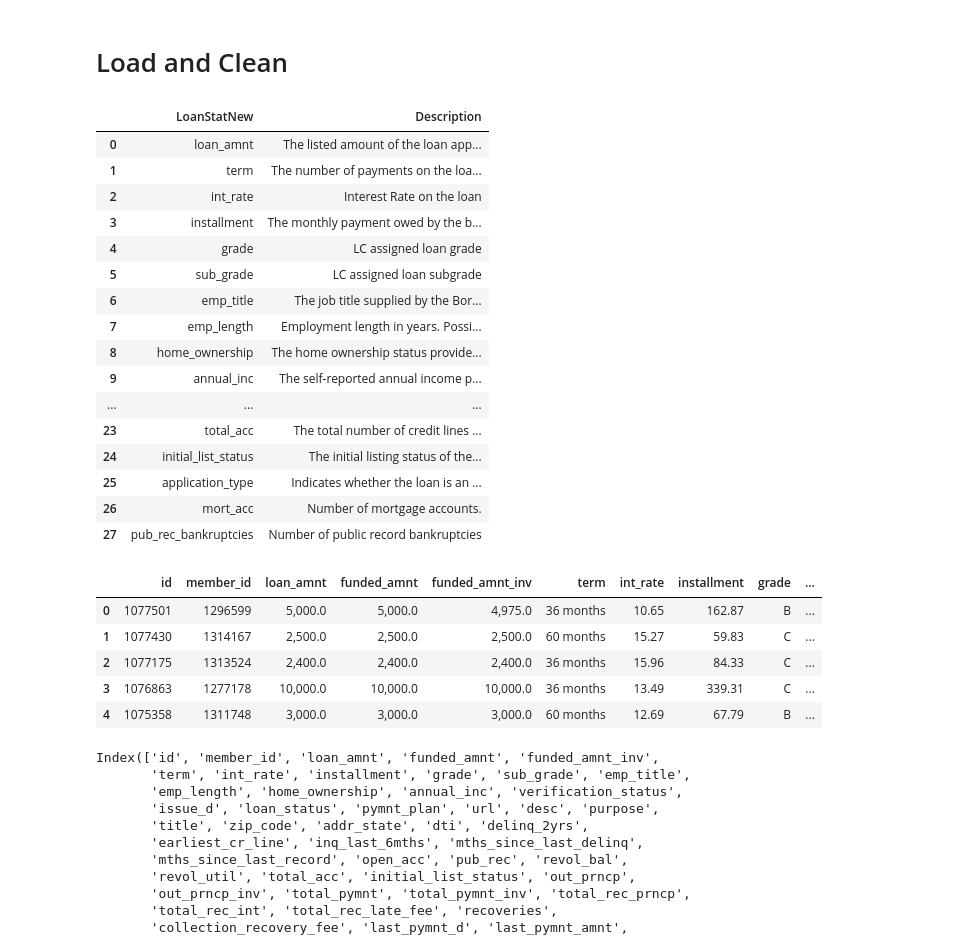
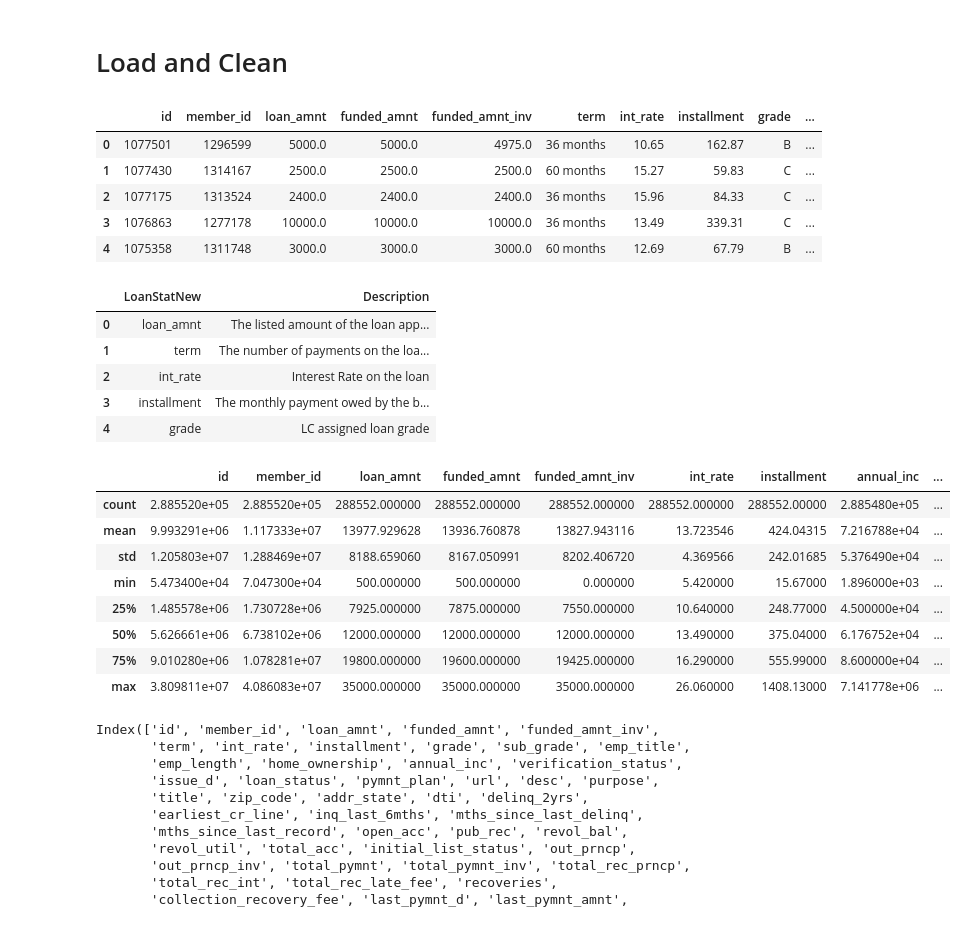
Before and after one commit to carolvieirav/Mova-Case-DataAnalysis, a Jupyter notebook: MOVA_Data_Analysis.ipynb, the cells around one changed output. Saved outputs shown, nothing was run; the diff lists cells and outputs as text; code cells hidden in the pictures.

```diff
--- a/MOVA_Data_Analysis.ipynb
+++ b/MOVA_Data_Analysis.ipynb
@@ -8,5 +8,14 @@ import matplotlib.pyplot as plt
 # %% [markdown]
 # Load and Clean
 # %%
-loan = pd.read_csv('/lc_loan.csv', encoding='latin1',sep = ",")
+loan = pd.read_csv('/content/lc_loan.csv', encoding='latin1',sep = ",")
+# %%
+loan.head()
+# %% [output]
+|  | id | member_id | loan_amnt | funded_amnt | funded_amnt_inv | term | int_rate | installment | grade | ... |
+| 0 | 1077501 | 1296599 | 5000.0 | 5000.0 | 4975.0 | 36 months | 10.65 | 162.87 | B | ... |
+| 1 | 1077430 | 1314167 | 2500.0 | 2500.0 | 2500.0 | 60 months | 15.27 | 59.83 | C | ... |
+| 2 | 1077175 | 1313524 | 2400.0 | 2400.0 | 2400.0 | 36 months | 15.96 | 84.33 | C | ... |
+| 3 | 1076863 | 1277178 | 10000.0 | 10000.0 | 10000.0 | 36 months | 13.49 | 339.31 | C | ... |
+| 4 | 1075358 | 1311748 | 3000.0 | 3000.0 | 3000.0 | 60 months | 12.69 | 67.79 | B | ... |
 # %%
@@ -14,5 +23,5 @@ loan_info = pd.read_csv('/lending_club_info.csv', encoding='latin1',sep = ",")
 # %%
-loan_info
+loan_info.head()
 # %% [output]
 |  | LoanStatNew | Description |
 | 0 | loan_amnt | The listed amount of the loan app... |
@@ -20,28 +29,20 @@ loan_info
 | 2 | int_rate | Interest Rate on the loan |
 | 3 | installment | The monthly payment owed by the b... |
 | 4 | grade | LC assigned loan grade |
-| 5 | sub_grade | LC assigned loan subgrade |
-| 6 | emp_title | The job title supplied by the Bor... |
-| 7 | emp_length | Employment length in years. Possi... |
-| 8 | home_ownership | The home ownership status provide... |
-| 9 | annual_inc | The self-reported annual income p... |
-| ... | ... | ... |
-| 23 | total_acc | The total number of credit lines ... |
-| 24 | initial_list_status | The initial listing status of the... |
-| 25 | application_type | Indicates whether the loan is an ... |
-| 26 | mort_acc | Number of mortgage accounts. |
-| 27 | pub_rec_bankruptcies | Number of public record bankruptcies |
 # %%
 loan.dropna(how='all', inplace=True) # Drop rows that all values are missing
 # %%
-loan.head()
+loan.describe()
 # %% [output]
-|  | id | member_id | loan_amnt | funded_amnt | funded_amnt_inv | term | int_rate | installment | grade | ... |
-| 0 | 1077501 | 1296599 | 5,000.0 | 5,000.0 | 4,975.0 | 36 months | 10.65 | 162.87 | B | ... |
-| 1 | 1077430 | 1314167 | 2,500.0 | 2,500.0 | 2,500.0 | 60 months | 15.27 | 59.83 | C | ... |
-| 2 | 1077175 | 1313524 | 2,400.0 | 2,400.0 | 2,400.0 | 36 months | 15.96 | 84.33 | C | ... |
-| 3 | 1076863 | 1277178 | 10,000.0 | 10,000.0 | 10,000.0 | 36 months | 13.49 | 339.31 | C | ... |
-| 4 | 1075358 | 1311748 | 3,000.0 | 3,000.0 | 3,000.0 | 60 months | 12.69 | 67.79 | B | ... |
+|  | id | member_id | loan_amnt | funded_amnt | funded_amnt_inv | int_rate | installment | annual_inc | ... |
+| count | 2.885520e+05 | 2.885520e+05 | 288552.000000 | 288552.000000 | 288552.000000 | 288552.000000 | 288552.00000 | 2.885480e+05 | ... |
+| mean | 9.993291e+06 | 1.117333e+07 | 13977.929628 | 13936.760878 | 13827.943116 | 13.723546 | 424.04315 | 7.216788e+04 | ... |
+| std | 1.205803e+07 | 1.288469e+07 | 8188.659060 | 8167.050991 | 8202.406720 | 4.369566 | 242.01685 | 5.376490e+04 | ... |
+| min | 5.473400e+04 | 7.047300e+04 | 500.000000 | 500.000000 | 0.000000 | 5.420000 | 15.67000 | 1.896000e+03 | ... |
+| 25% | 1.485578e+06 | 1.730728e+06 | 7925.000000 | 7875.000000 | 7550.000000 | 10.640000 | 248.77000 | 4.500000e+04 | ... |
+| 50% | 5.626661e+06 | 6.738102e+06 | 12000.000000 | 12000.000000 | 12000.000000 | 13.490000 | 375.04000 | 6.176752e+04 | ... |
+| 75% | 9.010280e+06 | 1.078281e+07 | 19800.000000 | 19600.000000 | 19425.000000 | 16.290000 | 555.99000 | 8.600000e+04 | ... |
+| max | 3.809811e+07 | 4.086083e+07 | 35000.000000 | 35000.000000 | 35000.000000 | 26.060000 | 1408.13000 | 7.141778e+06 | ... |
 # %%
 loan.columns
 # %% [output]
```
Also changed, not shown: parts of 29 cells of this notebook.
